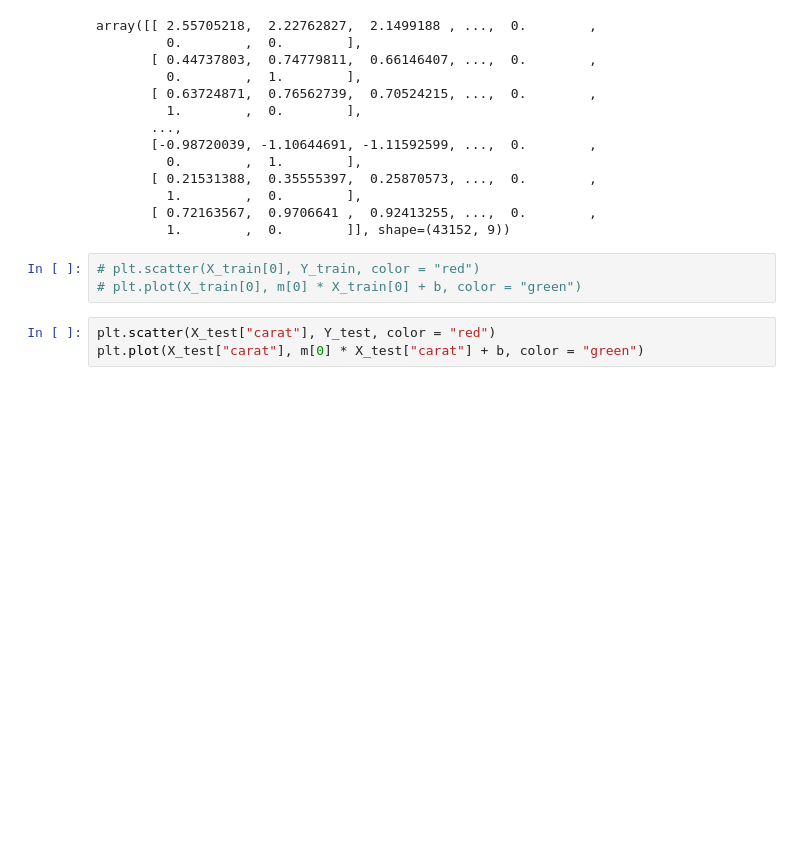
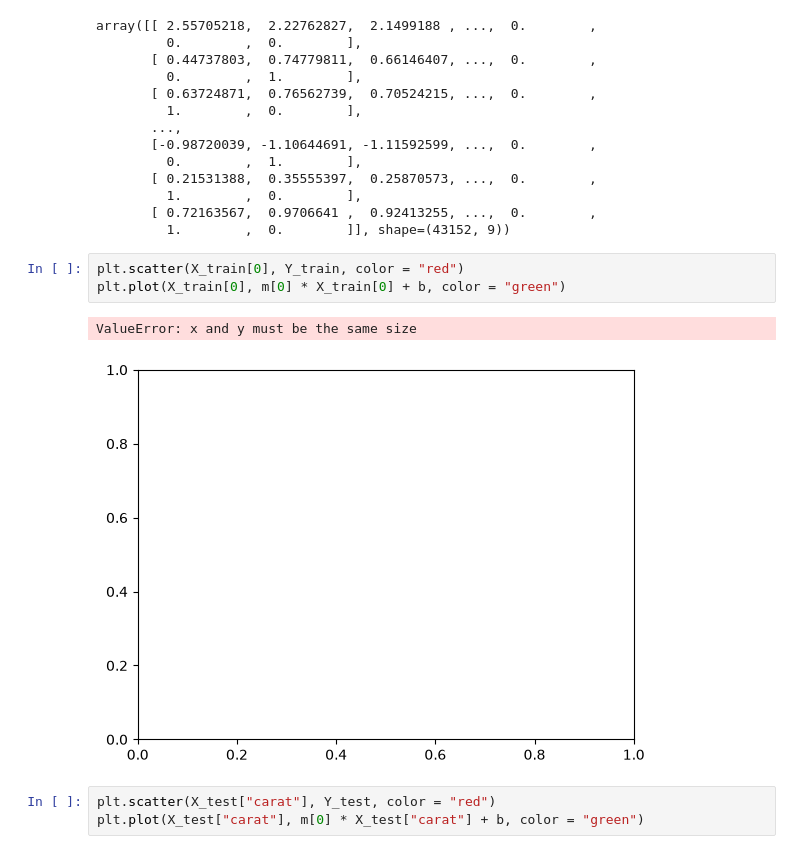
Before and after one commit to rohitdhamke/ml, a Jupyter notebook: EDA/day1.ipynb, the cells around one changed output. Drawn from its saved outputs; the diff is of its cells as text; blank space fills up the shorter version.

```diff
--- a/EDA/day1.ipynb
+++ b/EDA/day1.ipynb
@@ -293,8 +293,11 @@ array([[ 2.55705218,  2.22762827,  2.1499188 , ...,  0.        ,
        [ 0.72163567,  0.9706641 ,  0.92413255, ...,  0.        ,
          1.        ,  0.        ]], shape=(43152, 9))
 # %%
-# plt.scatter(X_train[0], Y_train, color = "red")
-# plt.plot(X_train[0], m[0] * X_train[0] + b, color = "green")
+plt.scatter(X_train[0], Y_train, color = "red")
+plt.plot(X_train[0], m[0] * X_train[0] + b, color = "green")
+# %% [output]
+ValueError: x and y must be the same size
+[figure, added]
 # %%
 plt.scatter(X_test["carat"], Y_test, color = "red")
 plt.plot(X_test["carat"], m[0] * X_test["carat"] + b, color = "green")
```
Also changed, not shown: parts of 2 cells of this notebook, 2 other files.
